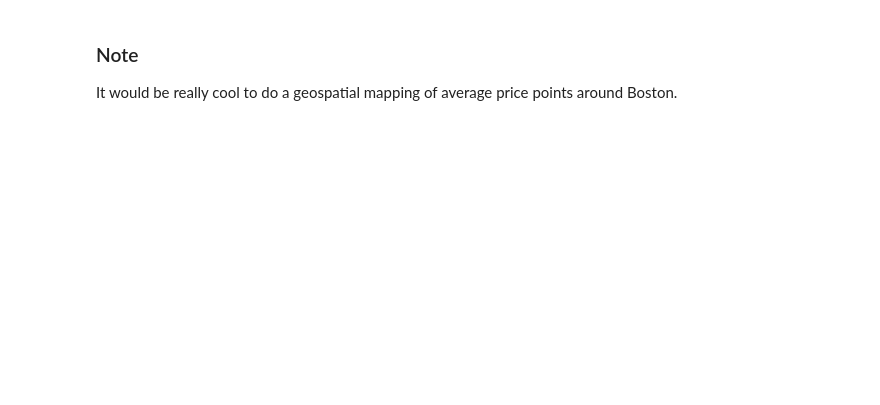
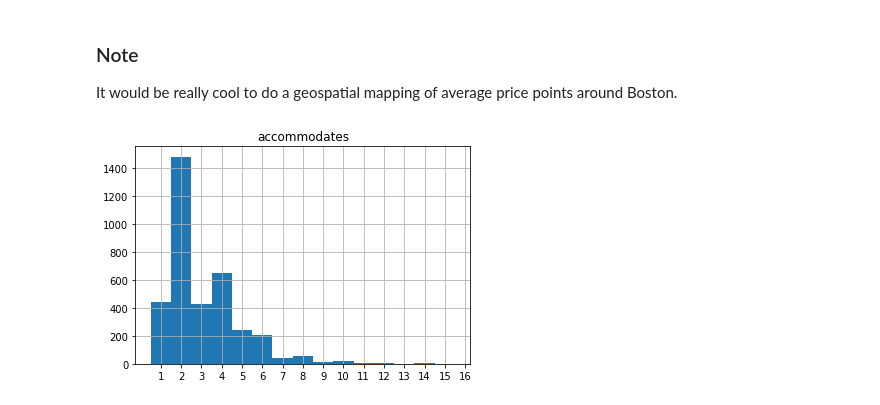
Before and after one commit to bdfaus/airbnb, a Jupyter notebook: Airbnb.ipynb, the cells around one changed output. Saved outputs shown, nothing was run; the diff lists cells and outputs as text; code cells hidden in the pictures; blank space fills up the shorter version.

```diff
--- a/Airbnb.ipynb
+++ b/Airbnb.ipynb
@@ -540,3 +543,8 @@ Name: avg_price, dtype: float64
 # %% [markdown]
 ### Note
 It would be really cool to do a geospatial mapping of average price points around Boston.
+# %%
+b_list.hist('accommodates', bins=[x for x in range(1,17)])
+plt.xticks([x + .5 for x in range(1,17)], [x for x in range(1,17)]);
+# %% [output]
+[figure, added]
```
Also changed, not shown: parts of 10 cells of this notebook.
